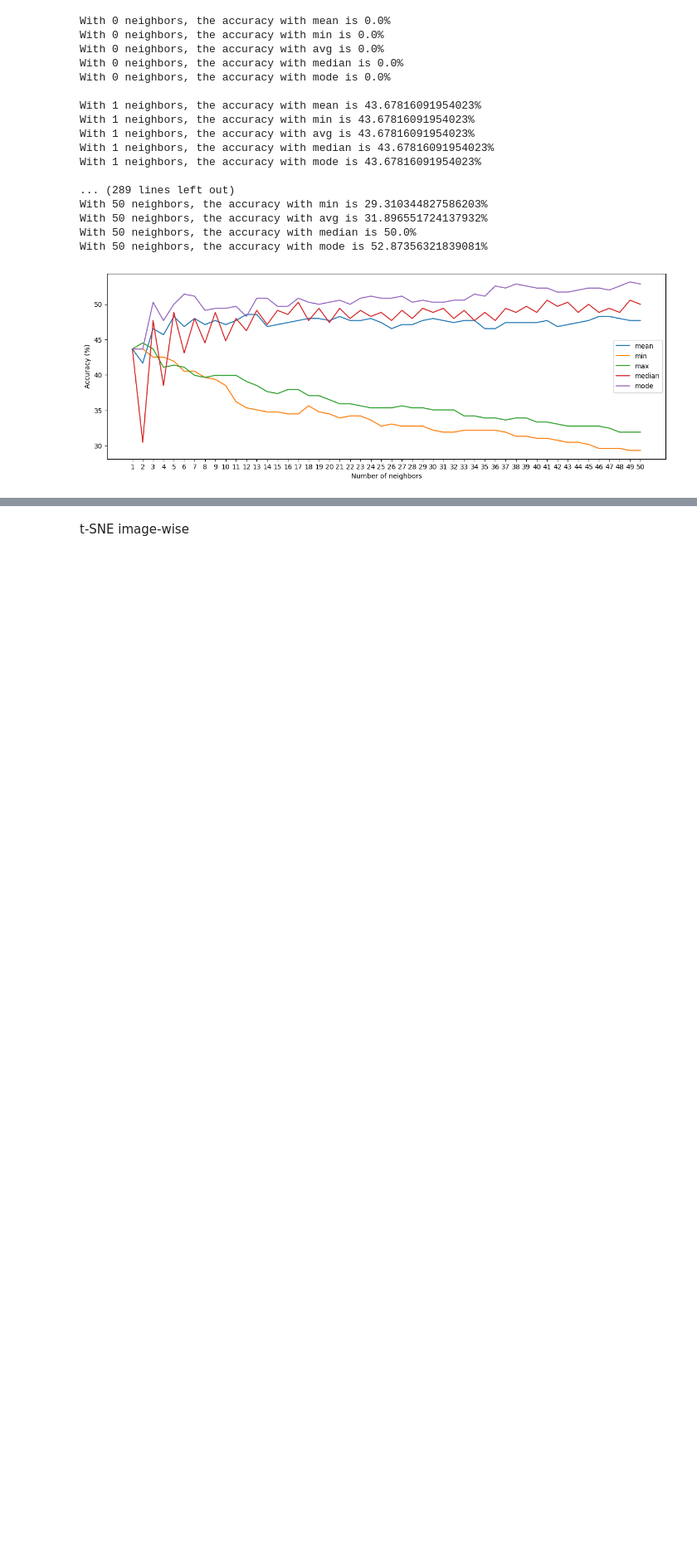
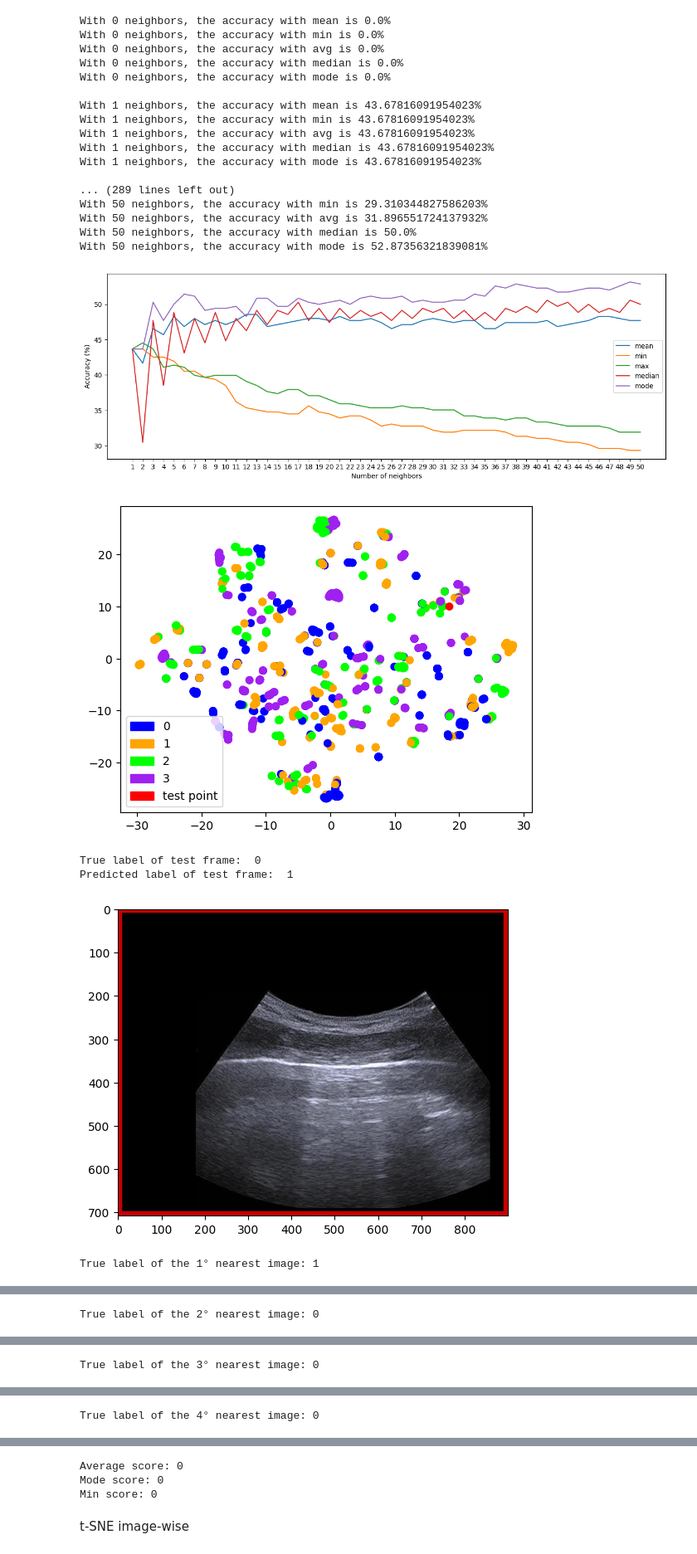
Before and after one commit to davidemodolo/Lung-Ultrasound-Image-Classifier, a Jupyter notebook: step_by_step_try.ipynb, the cells around one changed output, grey strips where cells are left out. Shown at 83% size. Cells and saved outputs as stored; diff of their text form; code cells hidden in the pictures; blank space fills up the shorter version.

Commit message:
visual example of t-sne image-wise

```diff
--- a/step_by_step_try.ipynb
+++ b/step_by_step_try.ipynb
@@ -806,7 +808,10 @@ import matplotlib.pyplot as plt
 # Load the images and normalize them
 images = []
 colors = []
+values = pd.read_csv("values_train.csv")
 for path in values["path"].values:
+    if path not in paths_df["path"].values:
+        continue
     image = cv2.imread(path)
     image = cv2.resize(image, (256, 256)) # Resize the image to a fixed size
     image = cv2.cvtColor(image, cv2.COLOR_BGR2RGB) # Convert BGR to RGB
@@ -814,13 +819,13 @@ for path in values["path"].values:
     images.append(image)
     # score 0 blue, score 1 orange, score 2 green and score 3 purple
     if values[values["path"] == path]["true"].values[0] == 0:
-        colors.append("#0000FF30")
+        colors.append("#0000FFFF")
     elif values[values["path"] == path]["true"].values[0] == 1:
-        colors.append("#FFA50030")
+        colors.append("#FFA500FF")
     elif values[values["path"] == path]["true"].values[0] == 2:
-        colors.append("#00FF0030")
+        colors.append("#00FF00FF")
     else:
-        colors.append("#A020F030")
+        colors.append("#A020F0FF")
 
 test_values = pd.read_csv("values_test.csv")
 random_index = np.random.randint(0, len(test_values))
@@ -836,7 +841,7 @@ images = np.array(images)
 images_flattened = images.reshape(images.shape[0], -1)
 
 # Fit the t-SNE model on the flattened images
-tsne = TSNE(n_components=2, verbose=0, perplexity=30, n_iter=1000)
+tsne = TSNE(n_components=2, verbose=0, perplexity=40, n_iter=400)
 tsne_results = tsne.fit_transform(images_flattened)
 
 # Plot the t-SNE embeddings
@@ -847,33 +852,41 @@ blue_patch = mpatches.Patch(color='#0000FF', label='0')
 orange_patch = mpatches.Patch(color='#FFA500', label='1')
 green_patch = mpatches.Patch(color='#00FF00', label='2')
 violet_patch = mpatches.Patch(color='#A020F0', label='3')
 red_patch = mpatches.Patch(color='red', label='test point')
 plt.legend(handles=[blue_patch, orange_patch, green_patch, violet_patch, red_patch])
 plt.show()
 
 # print true and predicted label of the image
 print("True label of test frame: ", test_values.iloc[random_index]["true"])
 print("Predicted label of test frame: ", test_values.iloc[random_index]["predicted"])
 # print the selected image
 image = cv2.imread(test_values.iloc[random_index]["path"])
 image = cv2.cvtColor(image, cv2.COLOR_BGR2RGB)
 # add the border
 image = cv2.copyMakeBorder(image, 10, 10, 10, 10, cv2.BORDER_CONSTANT, value=[200, 0, 0])
 plt.imshow(image)
 plt.show()
 
 # find the two closest images to the last one in the images array
 distances = np.linalg.norm(images_flattened[:-1] - images_flattened[-1], axis=1)
-nearest_points_number = 2
+nearest_points_number = 4
 nearest_points = images_flattened[np.argsort(distances)[:nearest_points_number]]
 
 scores = []
 for i in range(len(nearest_points)):
     # print also the true and predicted label
-    print(f"True label of the {i}° nearest image:", values.iloc[np.argsort(distances)[i]]["true"])
+    print(f"True label of the {i+1}° nearest image:", values.iloc[np.argsort(distances)[i]]["true"])
     scores.append(values.iloc[np.argsort(distances)[i]]["true"])
     image = cv2.imread(values.iloc[np.argsort(distances)[i]]["path"])
     image = cv2.cvtColor(image, cv2.COLOR_BGR2RGB)
     plt.imshow(image)
     plt.show()
-print("Average score:", int(np.mean(scores*2)/2))
+print("Average score:", round(np.mean(scores)))
+print("Mode score:",max(set(scores), key=scores.count))
+print("Min score:", min(scores))
+# %% [output]
+[figure, added]
+True label of test frame:  0
+Predicted label of test frame:  1
+[figure, added]
+True label of the 1° nearest image: 1
@@ -879,0 +894 @@ print("Average score:", int(np.mean(scores*2)/2))
+True label of the 2° nearest image: 0
@@ -879,0 +896 @@ print("Average score:", int(np.mean(scores*2)/2))
+True label of the 3° nearest image: 0
@@ -879,0 +898 @@ print("Average score:", int(np.mean(scores*2)/2))
+True label of the 4° nearest image: 0
@@ -880,3 +900,6 @@ print("Average score:", int(np.mean(scores*2)/2))
+Average score: 0
+Mode score: 0
+Min score: 0
 # %% [markdown]
 t-SNE image-wise
 # %%
```
Also changed, not shown: parts of 7 cells of this notebook, 1 other file.
